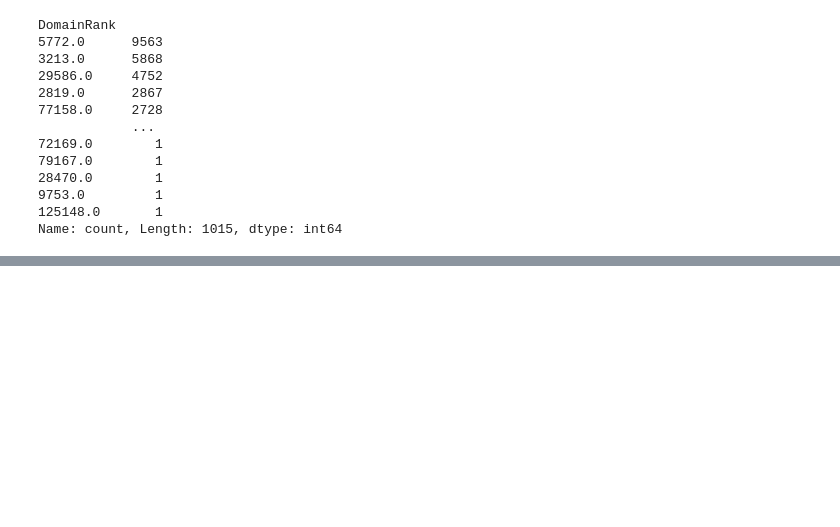
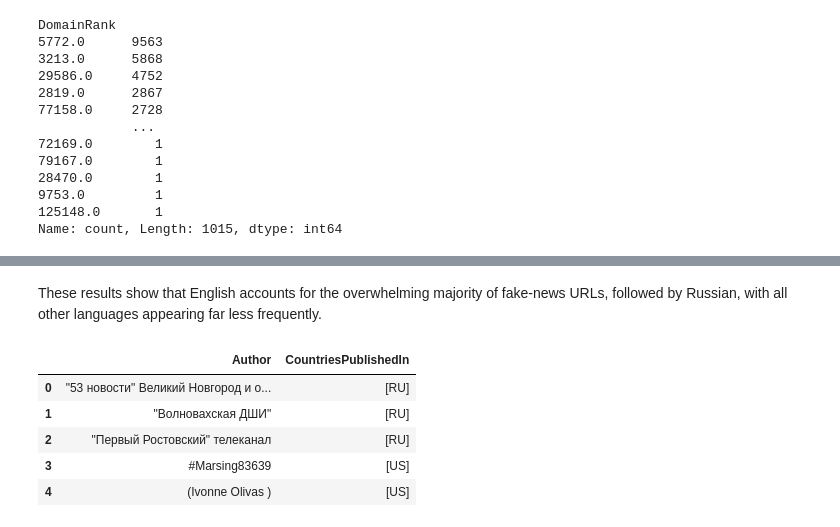
Before and after one commit to coleaydelotte/DW-290-NEWS, a Jupyter notebook: nb.ipynb, the cells around one changed output, grey strips where cells are left out. Drawn from its saved outputs; the diff is of its cells as text; code cells hidden in the pictures; blank space fills up the shorter version.

```diff
--- a/nb.ipynb
+++ b/nb.ipynb
@@ -158,0 +155,4 @@ data[data.isna().sum(axis=1) > 1]
+# %%
+def get_unique_values(series):
+    vals = series.dropna().unique()
+    return sorted(list(vals))
@@ -158,0 +169,12 @@ data[data.isna().sum(axis=1) > 1]
+# %% [markdown]
+These results show that English accounts for the overwhelming majority of fake-news URLs, followed by Russian, with all other languages appearing far less frequently.
+# %%
+authors_countries = data.groupby("Author")["Country"].apply(get_unique_values).reset_index(name="CountriesPublishedIn")
+authors_countries.head()
+# %% [output]
+|  | Author | CountriesPublishedIn |
+| 0 | "53 новости" Великий Новгород и о... | [RU] |
+| 1 | "Волновахская ДШИ" | [RU] |
+| 2 | "Первый Ростовский" телеканал | [RU] |
+| 3 | #Marsing83639 | [US] |
+| 4 | (Ivonne Olivas ) | [US] |
```
Also changed, not shown: parts of 15 cells of this notebook.
